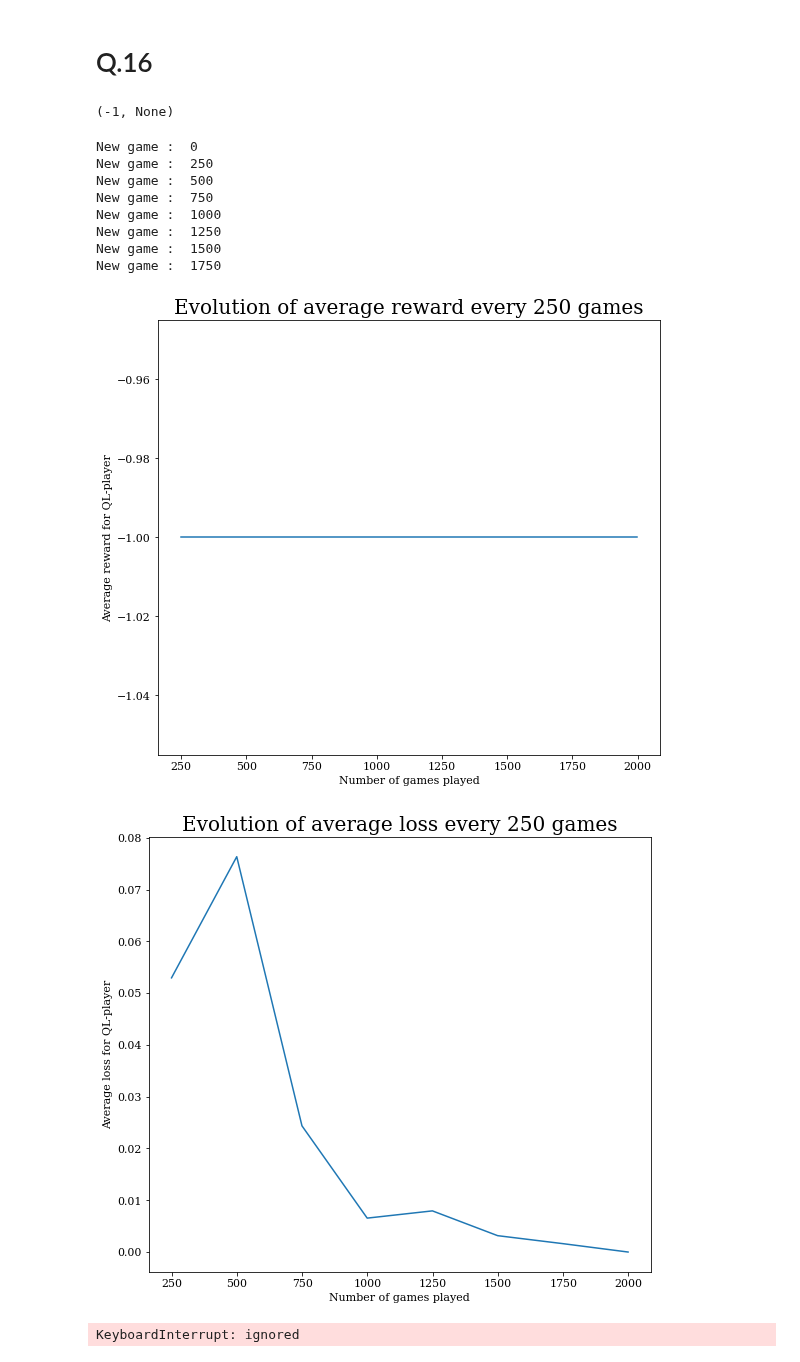
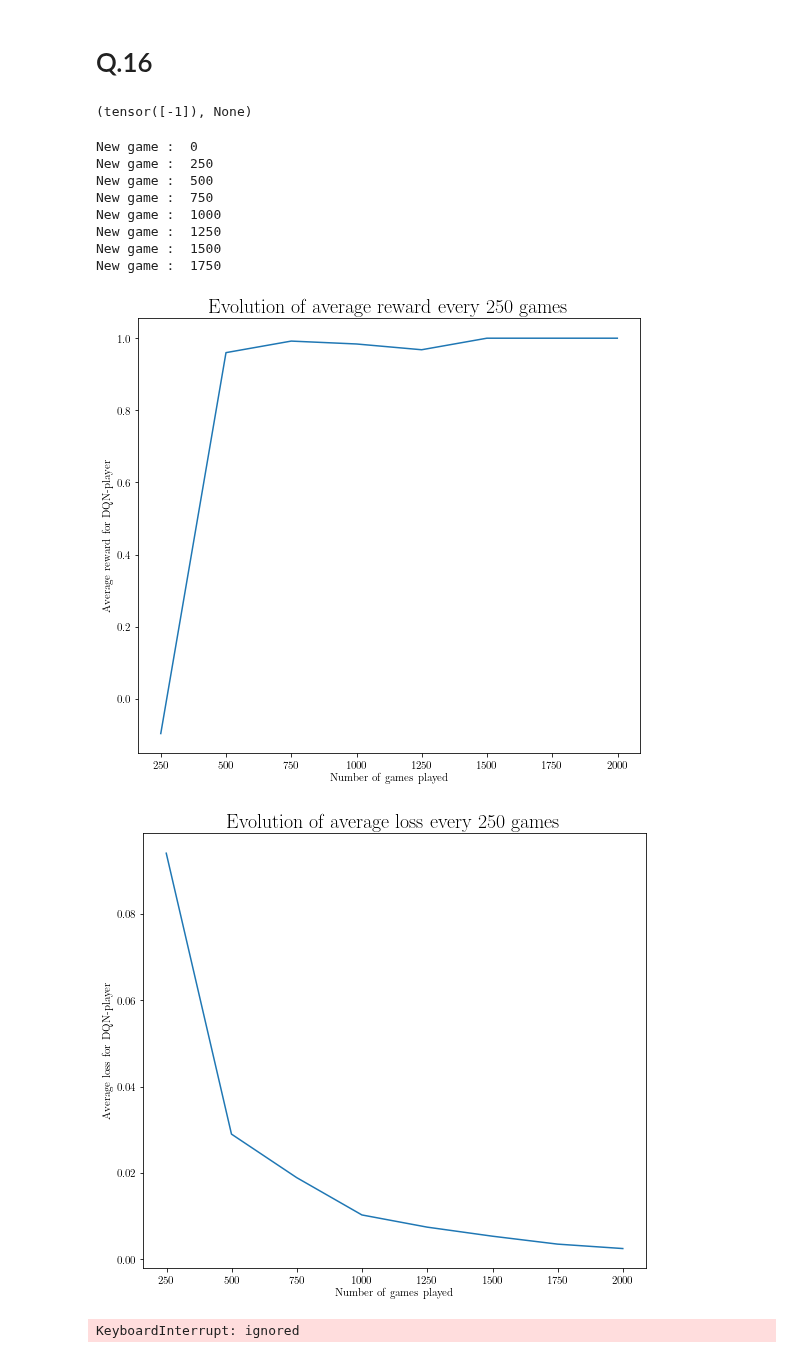
Before and after one commit to louisPoulain/ANN_NIM, a Jupyter notebook: DQN Q16.ipynb, the cells around one changed output. Drawn from its saved outputs; the diff is of its cells as text; code cells hidden in the pictures.

```diff
--- a/DQN Q16.ipynb
+++ b/DQN Q16.ipynb
@@ -438,19 +50,14 @@ def DQN_one_game_vs_self(player_DQN, env, update = True):
     The idea of the update is to keep a copy of the environment before the turn of a player and after the turn of the other (heaps before and heaps_after) and also the actions played by each.
     If the game is over we need to update both the players'q-values as they both get a reward (-1 or +1).
     """
-    playerDQN_1 = player_DQN.copy()
-    playerDQN_2 = player_DQN.copy()
-
-    playerDQN_1.player = 1
-    playerDQN_2.player = 0
 
     heaps, _, _ = env.observe()
     reward = -1
     loss = None
     i = 0
     while not env.end:
-        if env.current_player == playerDQN_1.player:
-            move_DQN1 = playerDQN_1.act(heaps)
+        if env.current_player == 1:
+            move_DQN1 = player_DQN.act(heaps)
             state_DQN1 = h.to_input(heaps)
             is_available = env.check_valid(move_DQN1)
             if not is_available :
@@ -461,8 +68,7 @@ def DQN_one_game_vs_self(player_DQN, env, update = True):
                     #print("non valid action, store ", state_DQN1, move_DQN1, next_state, reward)
                     player_DQN.memory_push(state_DQN1, move_DQN1, next_state, reward)
                     loss = player_DQN.optimize()
-                    playerDQN_2.policy_net.load_state_dict(player_DQN.policy_net.state_dict())
-                    playerDQN_1.policy_net.load_state_dict(player_DQN.policy_net.state_dict())
+
 
                 env.end = True
             else : #if the action is valid, we make a step
@@ -474,21 +80,16 @@ def DQN_one_game_vs_self(player_DQN, env, update = True):
                     if update == True:
                         player_DQN.memory_push(state_DQN1, move_DQN1, next_state, reward)
                         loss = player_DQN.optimize()
-                        playerDQN_2.policy_net.load_state_dict(player_DQN.policy_net.state_dict())
-                        playerDQN_1.policy_net.load_state_dict(player_DQN.policy_net.state_dict())
                 else:
                   reward = torch.tensor([env.reward(player = 0)], device=device)
                   next_state = h.to_input(heaps)
                   if i > 0 and update == True:
                     # Store the transition in memory
-                    print("valid action, store ", state_DQN2, move_DQN2, next_state, reward)
                     player_DQN.memory_push(state_DQN2, move_DQN2, next_state = next_state, reward = reward)
                     loss = player_DQN.optimize()
-                    playerDQN_2.policy_net.load_state_dict(player_DQN.policy_net.state_dict())
-                    playerDQN_1.policy_net.load_state_dict(player_DQN.policy_net.state_dict())
 
         else:
-            move_DQN2 = playerDQN_2.act(heaps)
+            move_DQN2 = player_DQN.act(heaps)
             state_DQN2 = h.to_input(heaps)
             is_available = env.check_valid(move_DQN2)
             if not is_available :
@@ -499,8 +100,7 @@ def DQN_one_game_vs_self(player_DQN, env, update = True):
                     #print("non valid action, store ", state_DQN2, move_DQN2, next_state, reward)
                     player_DQN.memory_push(state_DQN2, move_DQN2, next_state, reward)
                     loss = player_DQN.optimize()
-                    playerDQN_2.policy_net.load_state_dict(player_DQN.policy_net.state_dict())
-                    playerDQN_1.policy_net.load_state_dict(player_DQN.policy_net.state_dict())
+
                 env.end = True
             else : #if the action is valid, we make a step
                 heaps, done, _ = env.step(move_DQN2)
@@ -510,26 +110,20 @@ def DQN_one_game_vs_self(player_DQN, env, update = True):
                     if update == True:
                         player_DQN.memory_push(state_DQN2, move_DQN2, next_state, reward)
                         loss = player_DQN.optimize()
-                        playerDQN_2.policy_net.load_state_dict(player_DQN.policy_net.state_dict())
-                        playerDQN_1.policy_net.load_state_dict(player_DQN.policy_net.state_dict())
                 else:
                   if i > 0 and update == True:
                     # Store the transition in memory
-                    reward = torch.tensor([env.reward(player = playerDQN_2.player)], device=device)
+                    reward = torch.tensor([env.reward(player = 1)], device=device)
                     next_state2 = h.to_input(heaps)
-                    print("valid action, store ", state_DQN1, move_DQN1, next_state, reward)
                     player_DQN.memory_push(state_DQN1, move_DQN1, next_state = next_state2, reward = reward)
                     loss = player_DQN.optimize()
-                    playerDQN_2.policy_net.load_state_dict(player_DQN.policy_net.state_dict())
-                    playerDQN_1.policy_net.load_state_dict(player_DQN.policy_net.state_dict())
 
         if update == True:
           player_DQN.update_target()
-          playerDQN_2.target_net.load_state_dict(player_DQN.target_net.state_dict())
-          playerDQN_1.target_net.load_state_dict(player_DQN.target_net.state_dict())
+
         i += 1
 
-        return reward, loss
+    return reward, loss
 # %%
 policy_net = h.DQN().to(device)
 target_net = h.DQN().to(device)
@@ -542,7 +136,7 @@ env = NimEnv(seed = 1)
 
 DQN_one_game_vs_self(playerDQN, env)
 # %% [output]
-(-1, None)
+(tensor([-1]), None)
 # %%
 def Q16_a(nb_games = 20000, eps = 0.2, step = 250, GAMMA = 0.99, buffer_size = 10000, BATCH_SIZE = 64, TARGET_UPDATE = 500, seed = None, question = 'q3-16a'):
     #plays several games with itself
@@ -593,18 +187,18 @@ def Q16_a(nb_games = 20000, eps = 0.2, step = 250, GAMMA = 0.99, buffer_size = 1
     #plt.savefig('./Data/' + question + '_losses.png')
     plt.show()
 # %%
-Q16_a(nb_games = 2000, eps = 0.1)
+Q16_a(nb_games = 2000)
 # %% [output]
 New game :  0
 New game :  250
 New game :  500
 New game :  750
 New game :  1000
 New game :  1250
 New game :  1500
 New game :  1750
-[figure, old version]
+[figure, new version]
-[figure, old version]
+[figure, new version]
 # %%
 def Q16(Eps, nb_games = 20000, GAMMA = 0.99, buffer_size = 10000, BATCH_SIZE = 64, TARGET_UPDATE = 500, step = 250, seed = None, question = 'q3-16', nb_samples = 5, save = True):
     """
```
Also changed, not shown: parts of 13 cells of this notebook, 3 other files.
